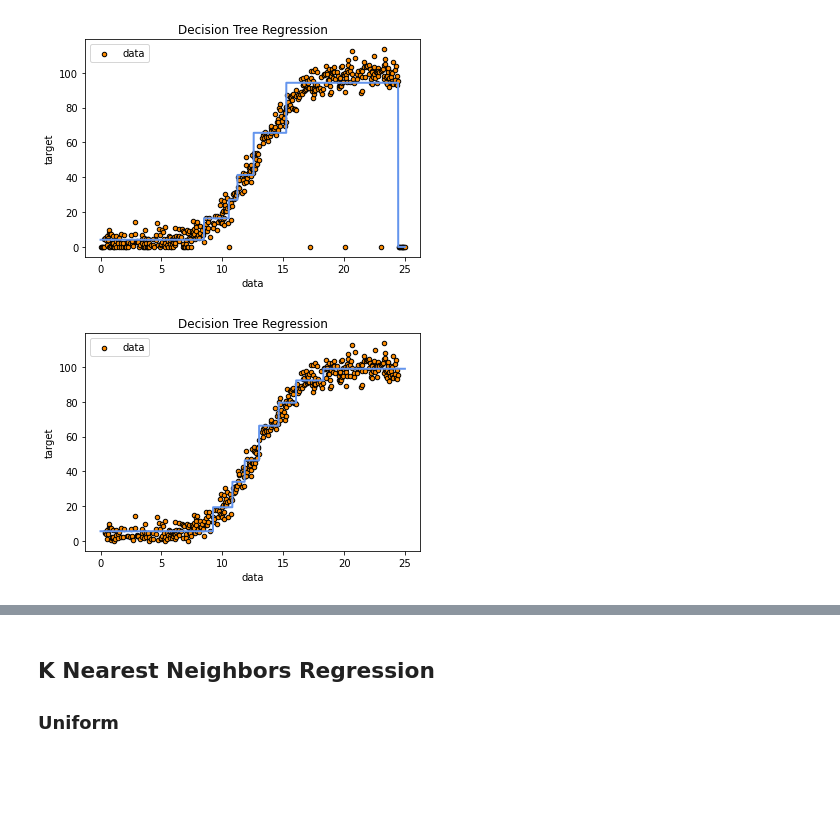
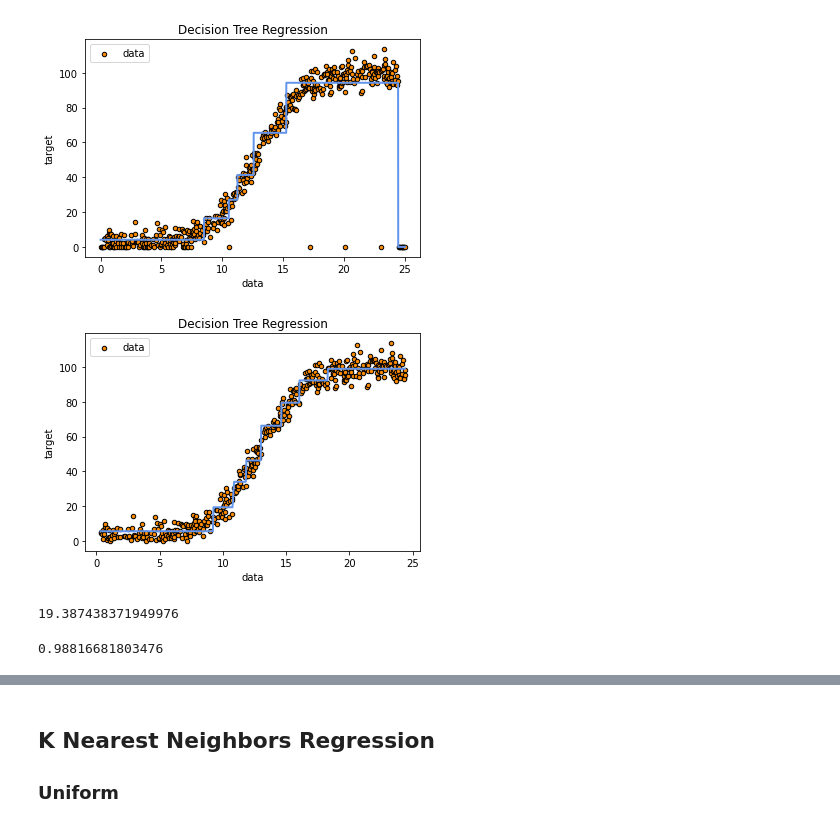
Before and after one commit to OtherBrian/fda-regression_project, a Jupyter notebook: Regression Project.ipynb, the cells around one changed output, grey strips where cells are left out. Saved outputs shown, nothing was run; the diff lists cells and outputs as text; code cells hidden in the pictures; blank space fills up the shorter version.

Commit message:
Added MSE and R2 scores for the decision tree regression.

```diff
--- a/Regression Project.ipynb
+++ b/Regression Project.ipynb
@@ -325,25 +325,40 @@ plt.show()
 # %%
 #same as above without the outliers
 no_zero_X = np.array(no_zero_x).reshape(-1, 1)
 
 clf = tree.DecisionTreeRegressor(max_depth=3)
 clf = clf.fit(no_zero_X, no_zero_y)
 
 # Predict
-X_test = np.arange(0.0, 25.0, 0.01)[:, np.newaxis]
-y_est = clf.predict(X_test)
+#X_test = np.arange(0.0, 25.0, 0.01)[:, np.newaxis]
+y_est = clf.predict(no_zero_X)
 
 # Plot the results
 plt.figure()
 plt.scatter(no_zero_X, no_zero_y, s=20, edgecolor="black",
             c="darkorange", label="data")
-plt.plot(X_test, y_est, color="cornflowerblue", linewidth=2)
+plt.plot(no_zero_X, y_est, color="cornflowerblue", linewidth=2)
 plt.xlabel("data")
 plt.ylabel("target")
 plt.title("Decision Tree Regression")
 plt.legend()
 plt.show()
 # %% [output]
-[figure, old version]
+[figure, new version]
+# %%
+#https://scikit-learn.org/stable/modules/generated/sklearn.metrics.mean_squared_error.html
+
+from sklearn.metrics import mean_squared_error
+mean_squared_error(no_zero_y, y_est)
+# %% [output]
+19.387438371949976
+# %%
+#https://scikit-learn.org/stable/modules/generated/sklearn.metrics.r2_score.html
+
+from sklearn.metrics import r2_score
+
+r2_score(no_zero_y, y_est)
+# %% [output]
+0.98816681803476
 # %%
 tree.plot_tree(clf)
```
Also changed, not shown: parts of 6 cells of this notebook.
